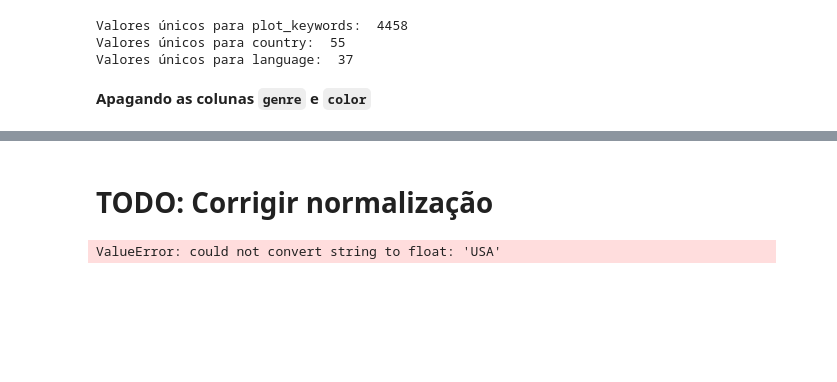
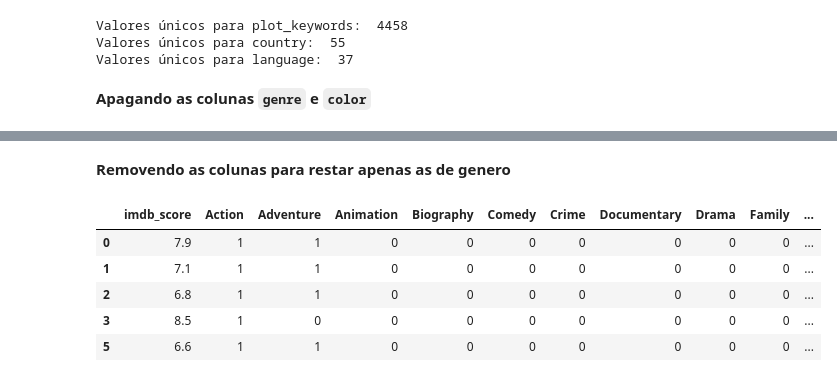
Before and after one commit to Machine-Learning-FGA/imdb_movie_dataset, a Jupyter notebook: pre_processing.ipynb, the cells around one changed output, grey strips where cells are left out. Saved outputs shown, nothing was run; the diff lists cells and outputs as text; code cells hidden in the pictures; blank space fills up the shorter version.

```diff
--- a/pre_processing.ipynb
+++ b/pre_processing.ipynb
@@ -272,9 +276,3 @@ df6.head()
 | 2 | Sam Mendes | 602.0 | 148.0 | Rory Kinnear | Christoph Waltz | Spectre | ... |
 | 3 | Christopher Nolan | 813.0 | 164.0 | Christian Bale | Tom Hardy | The Dark Knight Rises | ... |
 | 5 | Andrew Stanton | 462.0 | 132.0 | Samantha Morton | Daryl Sabara | John Carter | ... |
-# %% [markdown]
-# TODO: Corrigir normalização
-# %%
-X_new = SelectKBest(chi2, k=2).fit_transform(df6, y)
-# %% [output]
-ValueError: could not convert string to float: 'USA'
@@ -280,0 +281,12 @@ ValueError: could not convert string to float: 'USA'
+# %% [markdown]
+<b>Removendo as colunas para restar apenas as de genero </b>
+# %%
+df8 = df6.drop(['actor_3_name','plot_keywords','movie_imdb_link','num_user_for_reviews','language','country','movie_facebook_likes','director_name','num_critic_for_reviews','duration','actor_2_name','actor_1_name','movie_title','num_voted_users','Approved','G','GP','M','NC-17','Not Rated','PG','PG-13','Passed','R','TV-14','TV-G','TV-PG','Unrated','X'], axis=1)
+df8.head()
+# %% [output]
+|  | imdb_score | Action | Adventure | Animation | Biography | Comedy | Crime | Documentary | Drama | Family | ... |
+| 0 | 7.9 | 1 | 1 | 0 | 0 | 0 | 0 | 0 | 0 | 0 | ... |
+| 1 | 7.1 | 1 | 1 | 0 | 0 | 0 | 0 | 0 | 0 | 0 | ... |
+| 2 | 6.8 | 1 | 1 | 0 | 0 | 0 | 0 | 0 | 0 | 0 | ... |
+| 3 | 8.5 | 1 | 0 | 0 | 0 | 0 | 0 | 0 | 0 | 0 | ... |
+| 5 | 6.6 | 1 | 1 | 0 | 0 | 0 | 0 | 0 | 0 | 0 | ... |
```
Also changed, not shown: parts of 13 cells of this notebook.
